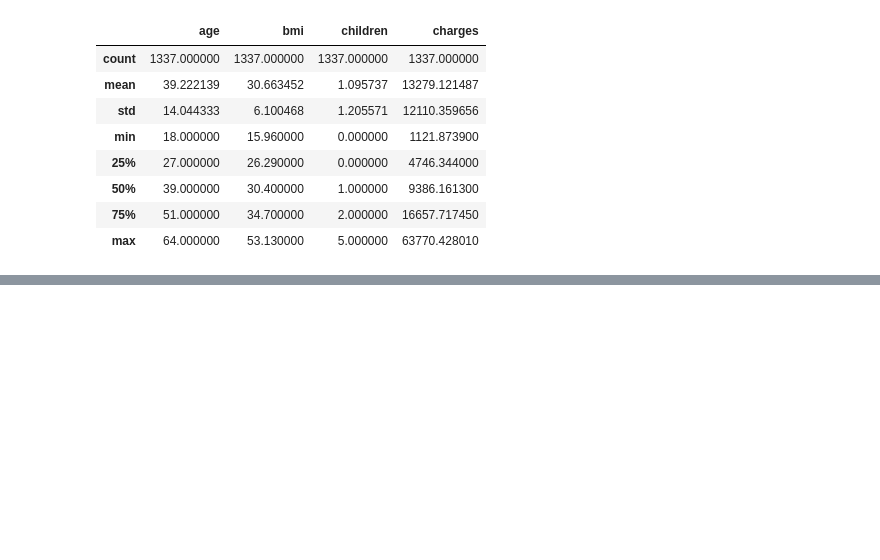
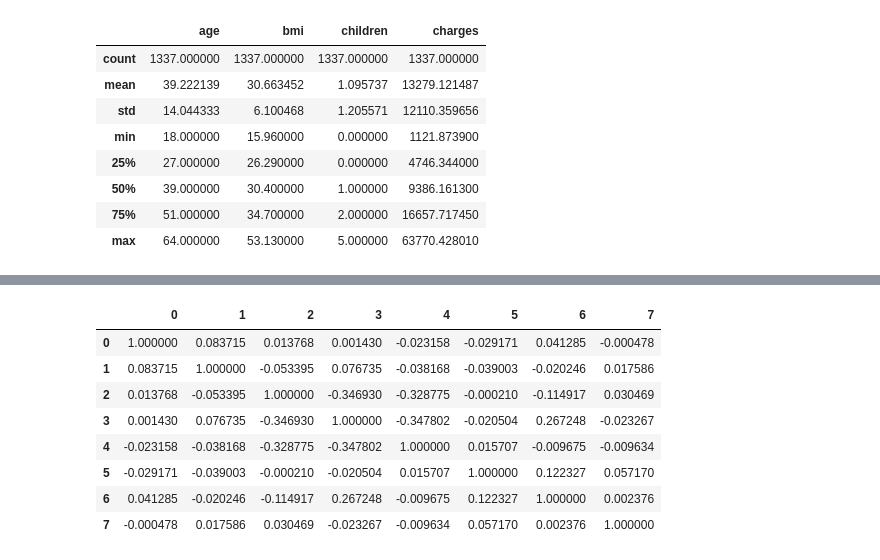
Before and after one commit to nikeshgamal24/Medical-Insurance-Prediction-Project, a Jupyter notebook: Medical_Insurance_Prediction_Project.ipynb, the cells around one changed output, grey strips where cells are left out. Drawn from its saved outputs; the diff is of its cells as text; code cells hidden in the pictures; blank space fills up the shorter version.

```diff
--- a/Medical_Insurance_Prediction_Project.ipynb
+++ b/Medical_Insurance_Prediction_Project.ipynb
@@ -353,0 +510,12 @@ data.describe()
+# %%
+temp_df.corr()
+# %% [output]
+|  | 0 | 1 | 2 | 3 | 4 | 5 | 6 | 7 |
+| 0 | 1.000000 | 0.083715 | 0.013768 | 0.001430 | -0.023158 | -0.029171 | 0.041285 | -0.000478 |
+| 1 | 0.083715 | 1.000000 | -0.053395 | 0.076735 | -0.038168 | -0.039003 | -0.020246 | 0.017586 |
+| 2 | 0.013768 | -0.053395 | 1.000000 | -0.346930 | -0.328775 | -0.000210 | -0.114917 | 0.030469 |
+| 3 | 0.001430 | 0.076735 | -0.346930 | 1.000000 | -0.347802 | -0.020504 | 0.267248 | -0.023267 |
+| 4 | -0.023158 | -0.038168 | -0.328775 | -0.347802 | 1.000000 | 0.015707 | -0.009675 | -0.009634 |
+| 5 | -0.029171 | -0.039003 | -0.000210 | -0.020504 | 0.015707 | 1.000000 | 0.122327 | 0.057170 |
+| 6 | 0.041285 | -0.020246 | -0.114917 | 0.267248 | -0.009675 | 0.122327 | 1.000000 | 0.002376 |
+| 7 | -0.000478 | 0.017586 | 0.030469 | -0.023267 | -0.009634 | 0.057170 | 0.002376 | 1.000000 |
```
Also changed, not shown: parts of 31 cells of this notebook.
